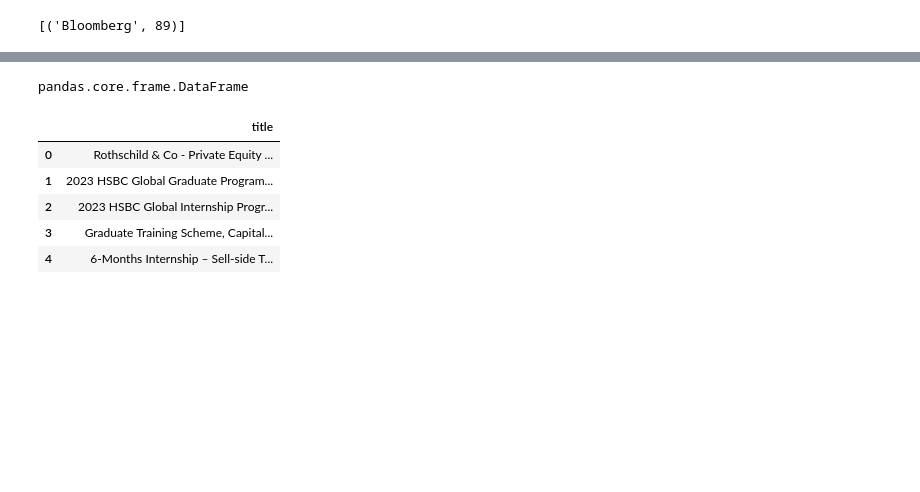
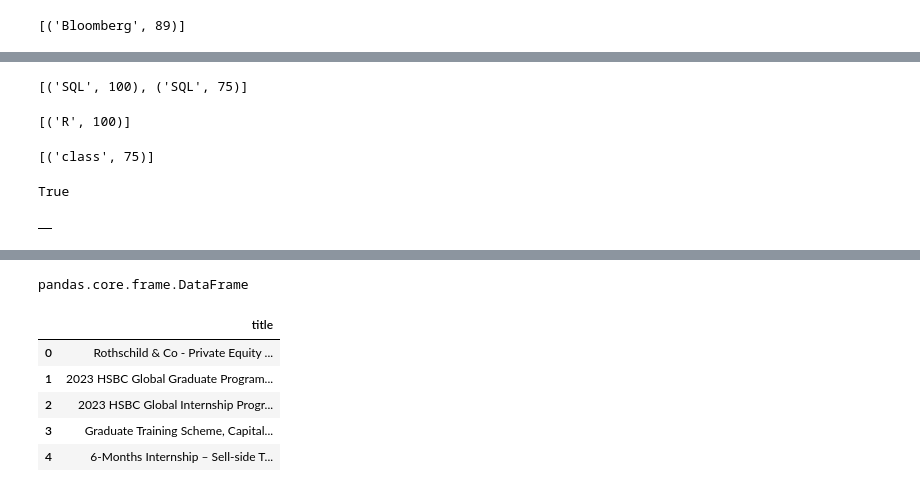
Before and after one commit to ethanvirtudazo/DS105_Project, a Jupyter notebook: text_pipeline.ipynb, the cells around one changed output, grey strips where cells are left out. Saved outputs shown, nothing was run; the diff lists cells and outputs as text; code cells hidden in the pictures; blank space fills up the shorter version.

Commit message:
Prototype dictionary filter

```diff
--- a/text_pipeline.ipynb
+++ b/text_pipeline.ipynb
@@ -230,7 +254,43 @@ print(DATA_match)
+# %%
+# Programming: Databases
+
+SQL_keys = ["SQL","mySQL"]
+
+SQL_match = [match for match in [process.extractOne(key, text_1, scorer = fuzz.token_set_ratio, score_cutoff = score_cutoff)
+for key in SQL_keys] if match is not None and match[1] >= score_cutoff]
+print(SQL_match)
+# %% [output]
+[('SQL', 100), ('SQL', 75)]
+# %%
+# Programming: R
+
+R_keys = ["RStudio", "R"]
+R_match = [match for match in [process.extractOne(key, text_1, scorer = fuzz.token_set_ratio, score_cutoff = score_cutoff)
+for key in R_keys] if match is not None and match[1] >= score_cutoff]
+print(R_match)
+# %% [output]
+[('R', 100)]
+# %%
+# Programming: etc.
+# assumption for category: these programming languages occur less than Python, R, SQL, etc.
+
+PETC_keys = ["C++","C#","JAVA","JavaScript","CSS","HTML","PERL"]
+PETC_match = [match for match in [process.extractOne(key, text_1, scorer = fuzz.token_set_ratio, score_cutoff = score_cutoff) for key in PETC_keys] if match is not None and match[1] >= score_cutoff]
+print(PETC_match)
+# %% [output]
+[('class', 75)]
 # %%
-# Creating a function to pass the texts through
+#return 0 or 1 based on if skills appear TEST
 
-def dict_filter(text):
-    MS_match = [match for match in [process.extractOne(key, text, scorer = fuzz.token_set_ratio, score_cutoff = score_cutoff) for key in MS_keys] if match is not None and match[1] >= score_cutoff]
-    DATA_match = [match for match in [process.extractOne(key, text, scorer = fuzz.token_set_ratio, score_cutoff = score_cutoff) for key in DATA_keys] if match is not None and match[1] >= score_cutoff]
-    return(MS_match,DATA_match)
+PETC_keys = ["C++","C#","JAVA","JavaScript","CSS","HTML","PERL"]
+#PETC_match = [match for match in [process.extractOne(key, text_1, scorer = fuzz.token_set_ratio, score_cutoff = score_cutoff) for key in PETC_keys] if match is not None and match[1] >= score_cutoff]
+PETC_bool = bool([match for match in [process.extractOne(key, text_1, scorer = fuzz.token_set_ratio, score_cutoff = score_cutoff) for key in PETC_keys] if match is not None and match[1] >= score_cutoff])
+print(bool(PETC_match))
+# %% [output]
+True
+# %%
+tracker = pd.DataFrame()
+# %%
+tracker
+# %% [output]
+|  |
```
Also changed, not shown: parts of 11 cells of this notebook.
